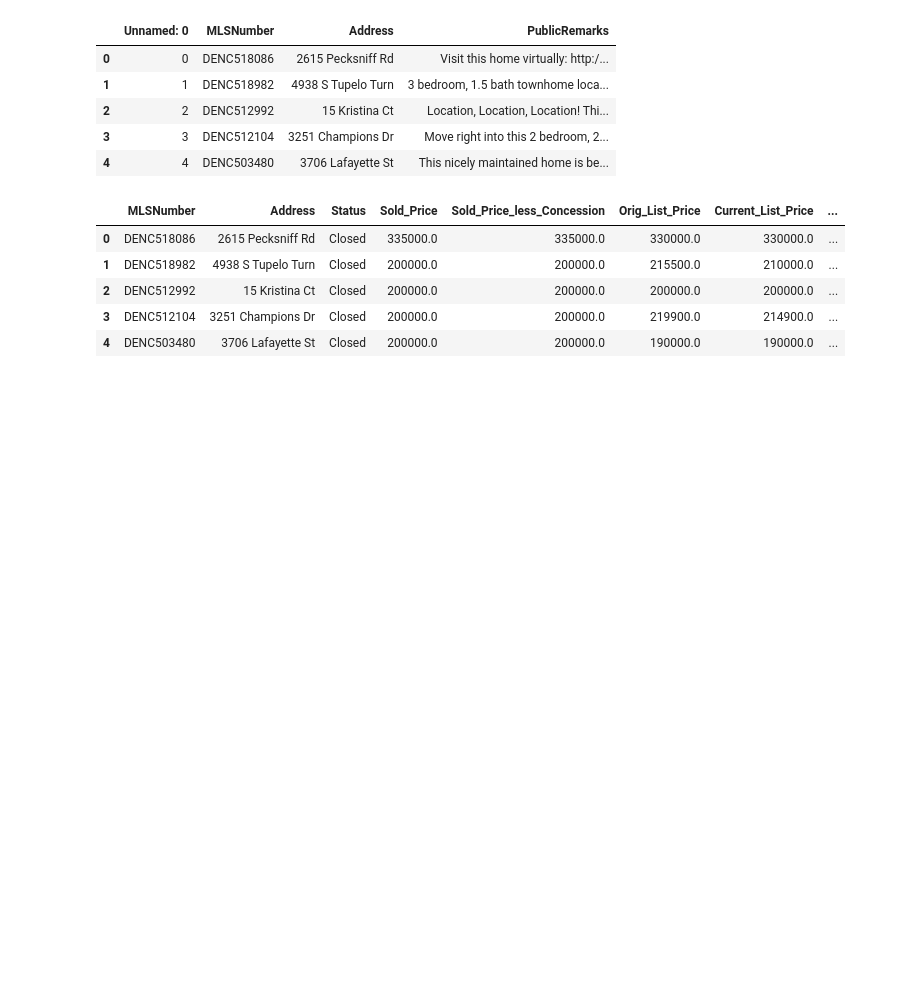
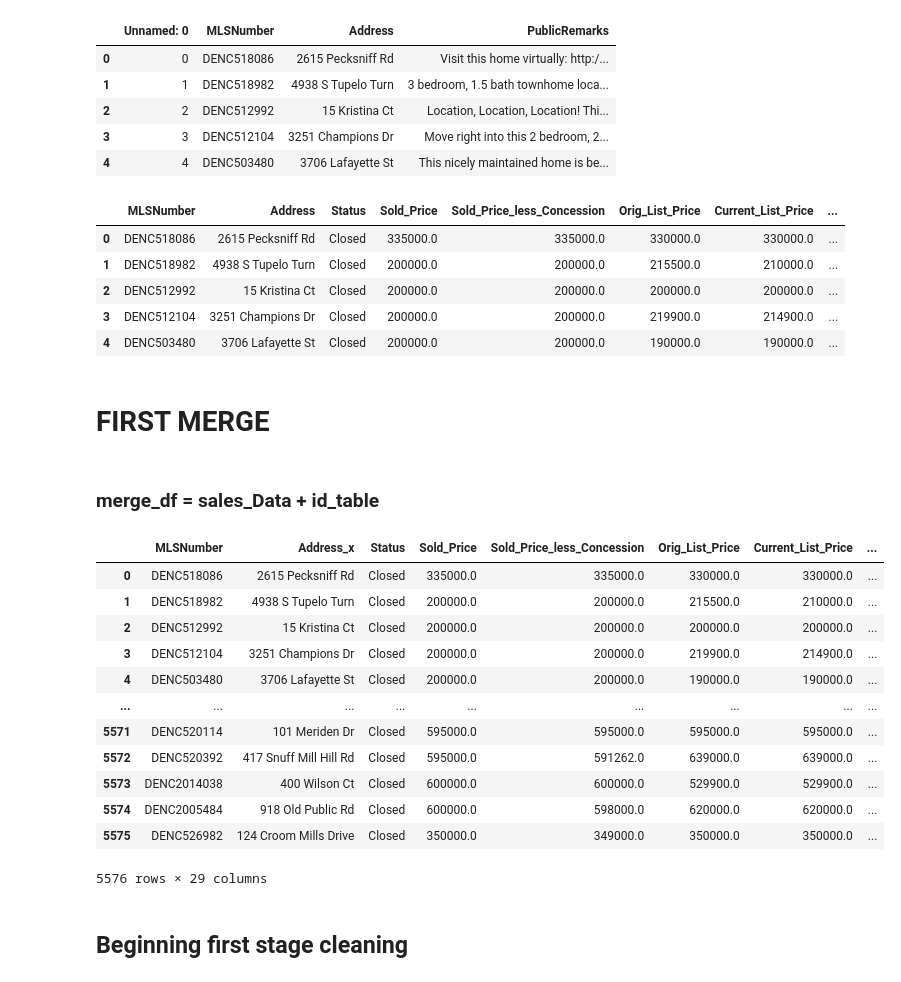
Before and after one commit to stefcenti2022/RealLeads, a Jupyter notebook: ml_analysis/Supervised_ML_Model_Clean_Data.ipynb, the cells around one changed output. Cells and saved outputs as stored; diff of their text form; code cells hidden in the pictures; blank space fills up the shorter version.

Commit message:
Preliminary Merge and Clean on dataframe

```diff
--- a/ml_analysis/Supervised_ML_Model_Clean_Data.ipynb
+++ b/ml_analysis/Supervised_ML_Model_Clean_Data.ipynb
@@ -84,3 +86,27 @@ sales_data_df.head(5)
 | 2 | DENC512992 | 15 Kristina Ct | Closed | 200000.0 | 200000.0 | 200000.0 | 200000.0 | ... |
 | 3 | DENC512104 | 3251 Champions Dr | Closed | 200000.0 | 200000.0 | 219900.0 | 214900.0 | ... |
 | 4 | DENC503480 | 3706 Lafayette St | Closed | 200000.0 | 200000.0 | 190000.0 | 190000.0 | ... |
+# %% [markdown]
+# FIRST MERGE
+# %% [markdown]
+### merge_df = sales_Data + id_table
+# %%
+merge_df = pd.merge(sales_data_df, id_table_df, on='MLSNumber')
+# %%
+merge_df
+# %% [output]
+|  | MLSNumber | Address_x | Status | Sold_Price | Sold_Price_less_Concession | Orig_List_Price | Current_List_Price | ... |
+| 0 | DENC518086 | 2615 Pecksniff Rd | Closed | 335000.0 | 335000.0 | 330000.0 | 330000.0 | ... |
+| 1 | DENC518982 | 4938 S Tupelo Turn | Closed | 200000.0 | 200000.0 | 215500.0 | 210000.0 | ... |
+| 2 | DENC512992 | 15 Kristina Ct | Closed | 200000.0 | 200000.0 | 200000.0 | 200000.0 | ... |
+| 3 | DENC512104 | 3251 Champions Dr | Closed | 200000.0 | 200000.0 | 219900.0 | 214900.0 | ... |
+| 4 | DENC503480 | 3706 Lafayette St | Closed | 200000.0 | 200000.0 | 190000.0 | 190000.0 | ... |
+| ... | ... | ... | ... | ... | ... | ... | ... | ... |
+| 5571 | DENC520114 | 101 Meriden Dr | Closed | 595000.0 | 595000.0 | 595000.0 | 595000.0 | ... |
+| 5572 | DENC520392 | 417 Snuff Mill Hill Rd | Closed | 595000.0 | 591262.0 | 639000.0 | 639000.0 | ... |
+| 5573 | DENC2014038 | 400 Wilson Ct | Closed | 600000.0 | 600000.0 | 529900.0 | 529900.0 | ... |
+| 5574 | DENC2005484 | 918 Old Public Rd | Closed | 600000.0 | 598000.0 | 620000.0 | 620000.0 | ... |
+| 5575 | DENC526982 | 124 Croom Mills Drive | Closed | 350000.0 | 349000.0 | 350000.0 | 350000.0 | ... |
+5576 rows × 29 columns
+# %% [markdown]
+## Beginning first stage cleaning
```
Also changed, not shown: parts of 19 cells of this notebook.
